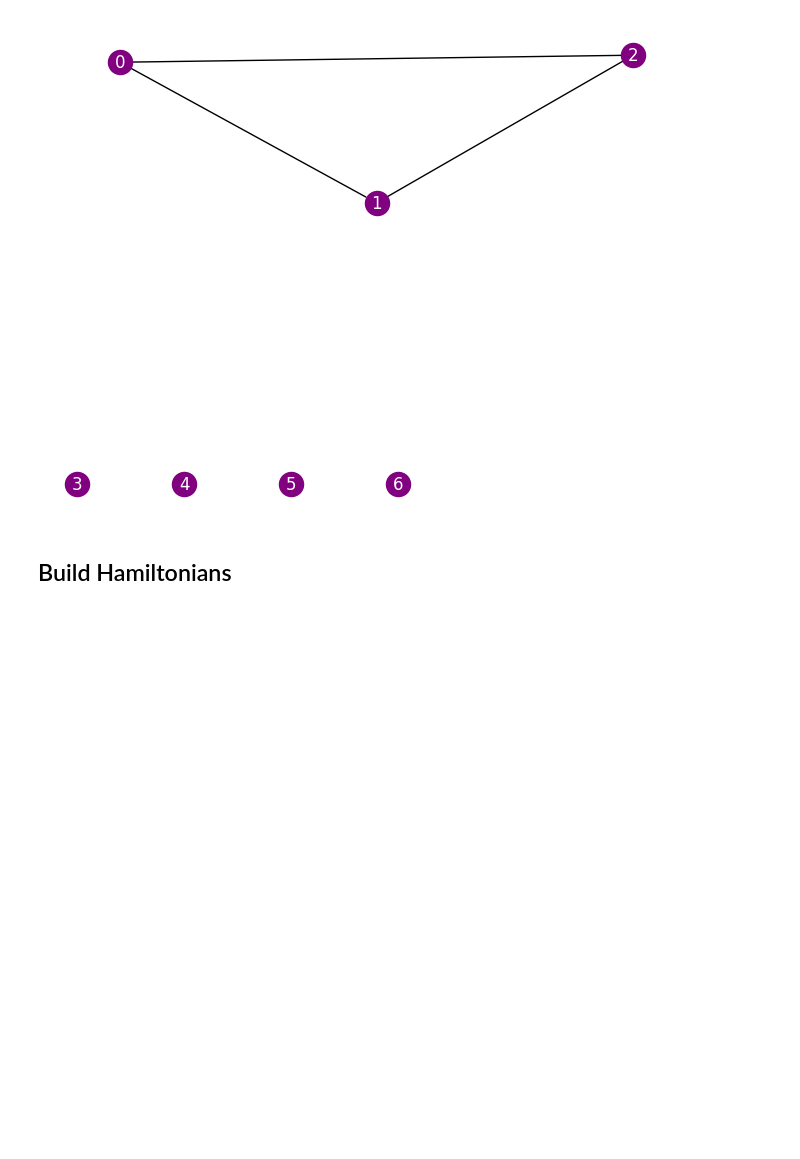
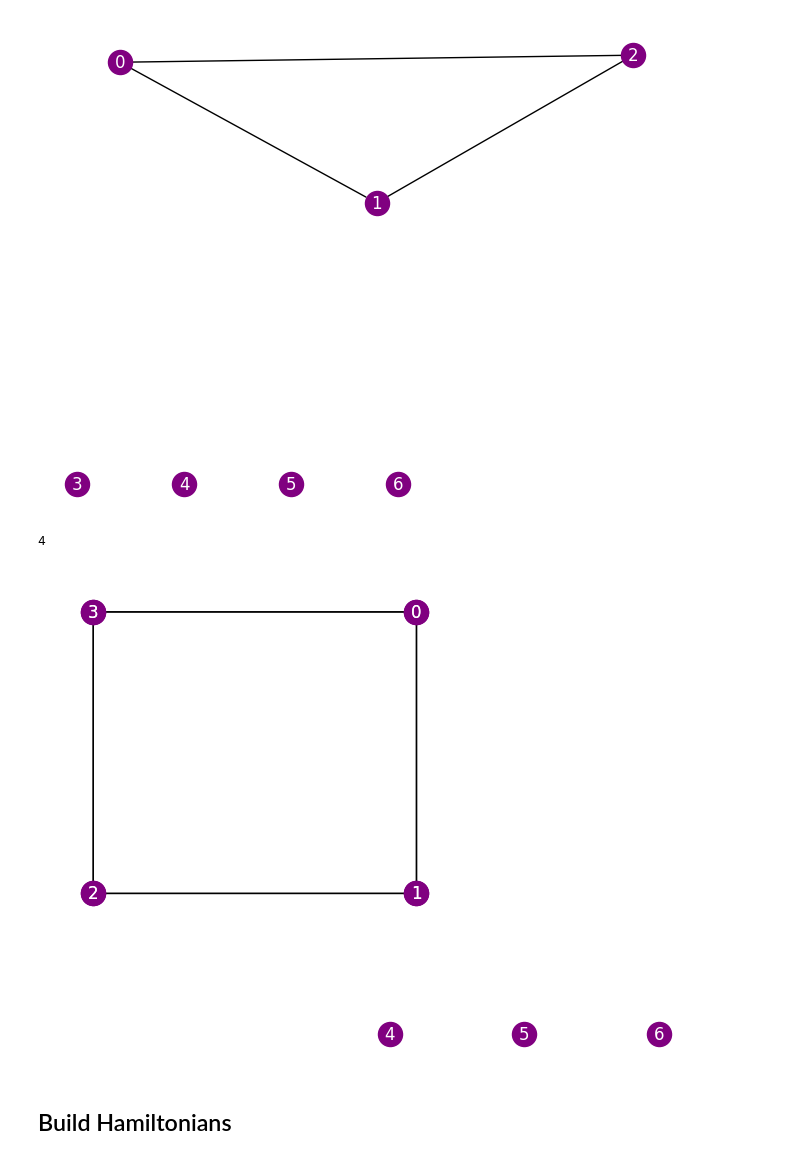
Before and after one commit to rrodenbusch/open-science-prize-2022, a Jupyter notebook: SubLattice.ipynb, the cells around one changed output. Cells and saved outputs as stored; diff of their text form; code cells hidden in the pictures; blank space fills up the shorter version.

```diff
--- a/SubLattice.ipynb
+++ b/SubLattice.ipynb
@@ -89,6 +90,7 @@ plt.rcParams.update({"font.size": 16})  # enlarge matplotlib fonts
 # %%
 # Define edge lists for the lattices
 t = 1    # All are weighted equally to start
+edges_sq = [(0,1,t),(1,2,t),(2,3,t),(3,0,t)]
 edges_3 = [(0, 1, t),(0, 2, t),(2, 1, t),]
 edges_4 = [(0, 1, t),(0, 2, t),(2, 1, t),(1, 3, t),]
 edges_5 = [(0, 1, t),(0, 2, t),(2, 1, t),(1, 3, t),(3, 4, t),(1, 4, t)]
@@ -104,17 +106,20 @@ pos16 = {0:[1,-1], 6:[1.5,-1], 9:[2,-1], 15:[2.5,-1],
           1:[0,-0.8], 2:[-0.6,1], 4:[0.6,1], 10:[1.2,3],
           13:[0.6,5], 11:[-0.6,5], 5:[-1.2,3], 3:[-1.8,0.9],
           8:[-1.8,5.1], 14:[0,6.8], 7:[1.8,0.9], 12:[1.8,5.1]}
-pos3  = { 0:pos16[13], 1:pos16[10], 2:pos16[12],
-          3:[0.5,-1],  4:[0.75,-1], 5:[1.0,-1],  6:[1.25,-1],}
-pos4  = { 0:pos16[13], 1:pos16[10], 2:pos16[12], 3:pos16[7], }
-pos4a = { 0:pos16[13], 1:pos16[10], 2:pos16[12], 3:[pos4[1][0],pos4[3][1]], }
-pos5  = { 0:pos16[13], 1:pos16[10], 2:pos16[12], 3:pos16[7],
-          4:pos16[4], }
-pos7  = { 0:pos16[13], 1:pos16[10], 2:pos16[12], 3:[pos4[1][0],pos4[3][1]],
-          4:[0.5,-1],  5:[0.75,-1], 6:[1.0,-1]}
-pos12 = { 0:pos16[13], 1:pos16[10], 2:pos16[12], 3:pos16[7],
-          4:pos16[4],  5:pos16[2],  6:pos16[1],  7:pos16[5],
-          8:pos16[3],  9:pos16[8], 10:pos16[11], 11:pos16[14]}
+pos_sq  = { 0:pos16[13], 1:pos16[4], 2:pos16[2], 3:pos16[11], }
+pos7_sq = { 0:pos16[13], 1:pos16[4], 2:pos16[2], 3:pos16[11],
+            4:[0.5,-1], 5:[1.0,-1], 6:[1.5,-1], }
+pos3    = { 0:pos16[13], 1:pos16[10], 2:pos16[12],
+            3:[0.5,-1],  4:[0.75,-1], 5:[1.0,-1],  6:[1.25,-1],}
+pos4    = { 0:pos16[13], 1:pos16[10], 2:pos16[12], 3:pos16[7], }
+pos4a   = { 0:pos16[13], 1:pos16[10], 2:pos16[12], 3:[pos4[1][0],pos4[3][1]], }
+pos5    = { 0:pos16[13], 1:pos16[10], 2:pos16[12], 3:pos16[7],
+            4:pos16[4], }
+pos7    = { 0:pos16[13], 1:pos16[10], 2:pos16[12], 3:[pos4[1][0],pos4[3][1]],
+            4:[0.5,-1],  5:[0.75,-1], 6:[1.0,-1]}
+pos12   = { 0:pos16[13], 1:pos16[10], 2:pos16[12], 3:pos16[7],
+            4:pos16[4],  5:pos16[2],  6:pos16[1],  7:pos16[5],
+            8:pos16[3],  9:pos16[8], 10:pos16[11], 11:pos16[14]}
 
 # Mapping lattice node to device qubits
 qbitmap_12_to_16 = [1, 2, 3, 5, 8, 11, 14, 13, 12, 10, 7, 4] # for guadalupe and FakeGuadalupe
@@ -155,5 +162,13 @@ kagome.draw_lattice(cell_3,pos3)
 # %% [output]
 [figure]
+# %%
+cell4_sq = kagome.create_lattice(4,edges_sq)
+kagome.draw_lattice(cell_sq,pos_sq)
+cell7_sq = kagome.create_lattice(7,edges_sq)
+kagome.draw_lattice(cell7_sq,pos7_sq)
+# %% [output]
+4
+[figure, added]
 # %% [markdown]
 ## Build Hamiltonians
 # %%
```
Also changed, not shown: parts of 62 cells of this notebook, 2 other files.
